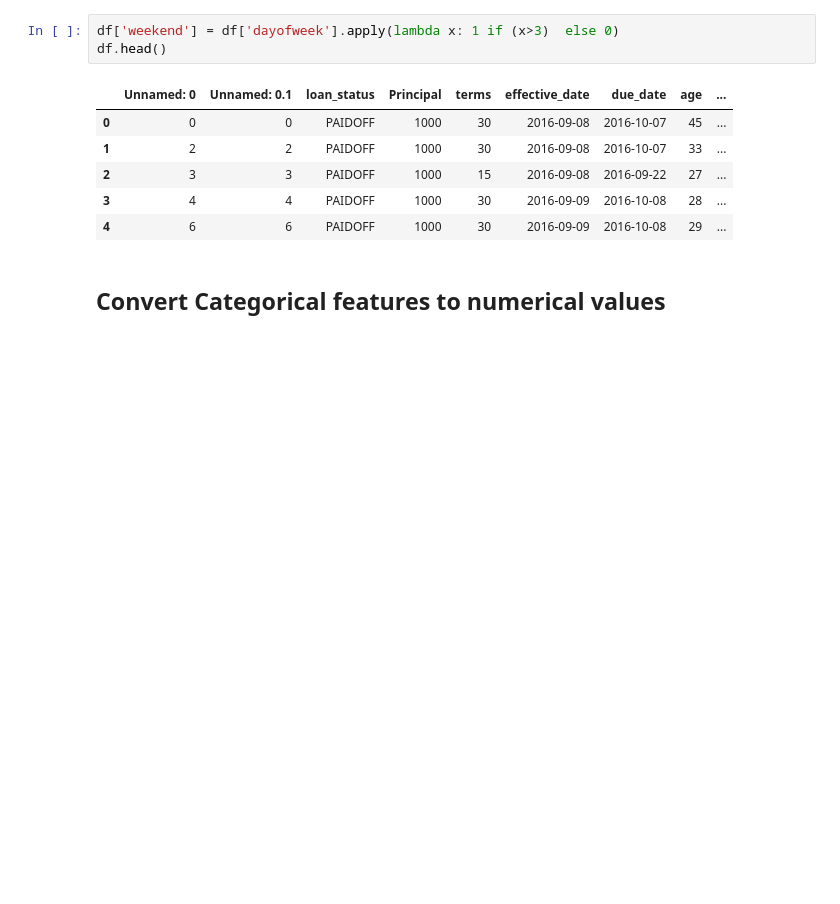
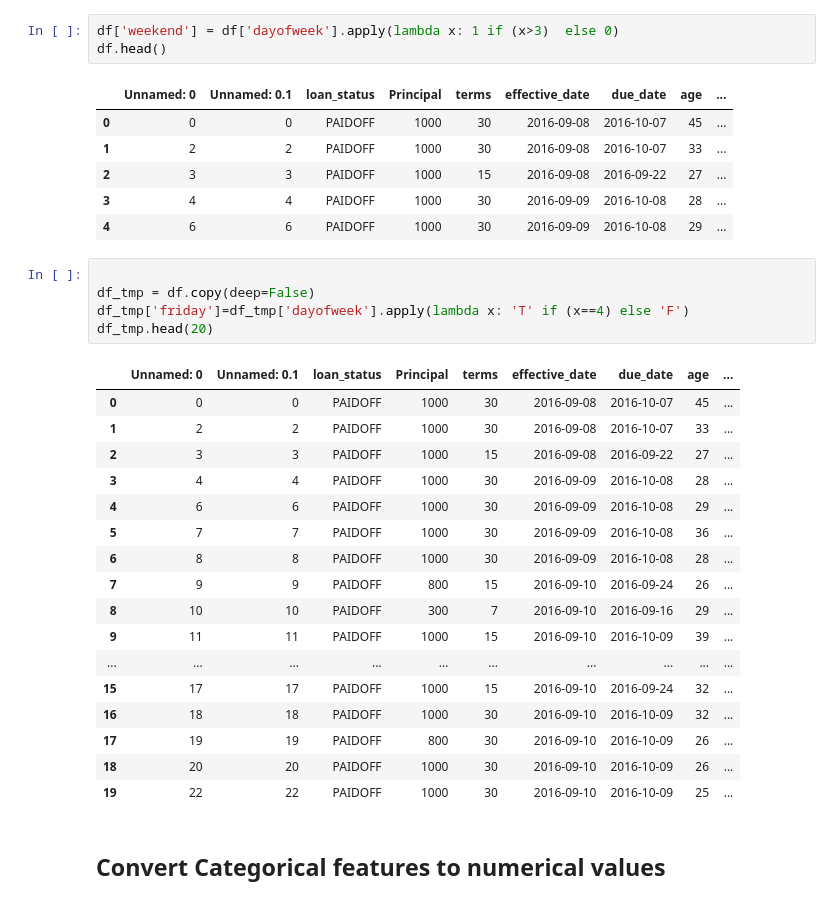
Before and after one commit to mar-szymel/ibm-ml-capstone-project, a Jupyter notebook: notebook_1.ipynb, the cells around one changed output. Cells and saved outputs as stored; diff of their text form; blank space fills up the shorter version.

```diff
--- a/notebook_1.ipynb
+++ b/notebook_1.ipynb
@@ -157,6 +179,29 @@ df.head()
 | 2 | 3 | 3 | PAIDOFF | 1000 | 15 | 2016-09-08 | 2016-09-22 | 27 | ... |
 | 3 | 4 | 4 | PAIDOFF | 1000 | 30 | 2016-09-09 | 2016-10-08 | 28 | ... |
 | 4 | 6 | 6 | PAIDOFF | 1000 | 30 | 2016-09-09 | 2016-10-08 | 29 | ... |
+# %%
+
+df_tmp = df.copy(deep=False)
+df_tmp['friday']=df_tmp['dayofweek'].apply(lambda x: 'T' if (x==4) else 'F')
+df_tmp.head(20)
+# %% [output]
+|  | Unnamed: 0 | Unnamed: 0.1 | loan_status | Principal | terms | effective_date | due_date | age | ... |
+| 0 | 0 | 0 | PAIDOFF | 1000 | 30 | 2016-09-08 | 2016-10-07 | 45 | ... |
+| 1 | 2 | 2 | PAIDOFF | 1000 | 30 | 2016-09-08 | 2016-10-07 | 33 | ... |
+| 2 | 3 | 3 | PAIDOFF | 1000 | 15 | 2016-09-08 | 2016-09-22 | 27 | ... |
+| 3 | 4 | 4 | PAIDOFF | 1000 | 30 | 2016-09-09 | 2016-10-08 | 28 | ... |
+| 4 | 6 | 6 | PAIDOFF | 1000 | 30 | 2016-09-09 | 2016-10-08 | 29 | ... |
+| 5 | 7 | 7 | PAIDOFF | 1000 | 30 | 2016-09-09 | 2016-10-08 | 36 | ... |
+| 6 | 8 | 8 | PAIDOFF | 1000 | 30 | 2016-09-09 | 2016-10-08 | 28 | ... |
+| 7 | 9 | 9 | PAIDOFF | 800 | 15 | 2016-09-10 | 2016-09-24 | 26 | ... |
+| 8 | 10 | 10 | PAIDOFF | 300 | 7 | 2016-09-10 | 2016-09-16 | 29 | ... |
+| 9 | 11 | 11 | PAIDOFF | 1000 | 15 | 2016-09-10 | 2016-10-09 | 39 | ... |
+| ... | ... | ... | ... | ... | ... | ... | ... | ... | ... |
+| 15 | 17 | 17 | PAIDOFF | 1000 | 15 | 2016-09-10 | 2016-09-24 | 32 | ... |
+| 16 | 18 | 18 | PAIDOFF | 1000 | 30 | 2016-09-10 | 2016-10-09 | 32 | ... |
+| 17 | 19 | 19 | PAIDOFF | 800 | 30 | 2016-09-10 | 2016-10-09 | 26 | ... |
+| 18 | 20 | 20 | PAIDOFF | 1000 | 30 | 2016-09-10 | 2016-10-09 | 26 | ... |
+| 19 | 22 | 22 | PAIDOFF | 1000 | 30 | 2016-09-10 | 2016-10-09 | 25 | ... |
 # %% [markdown]
 ## Convert Categorical features to numerical values
 # %% [markdown]
```
Also changed, not shown: parts of 6 cells of this notebook.
